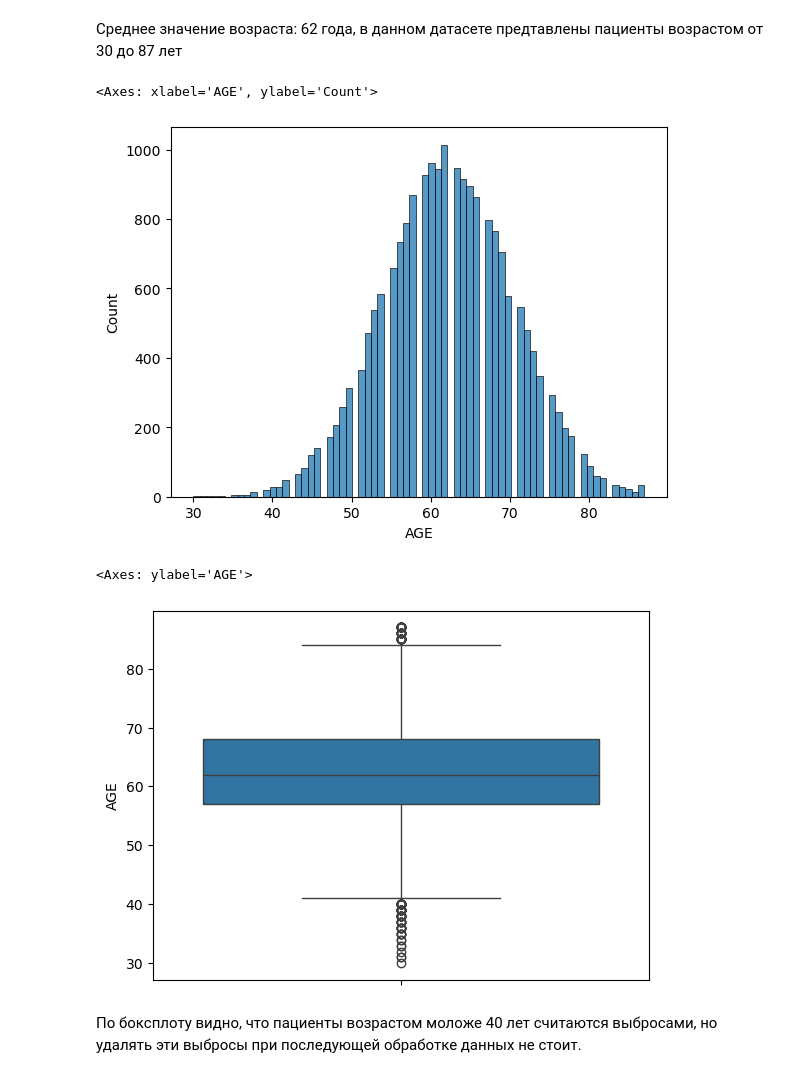
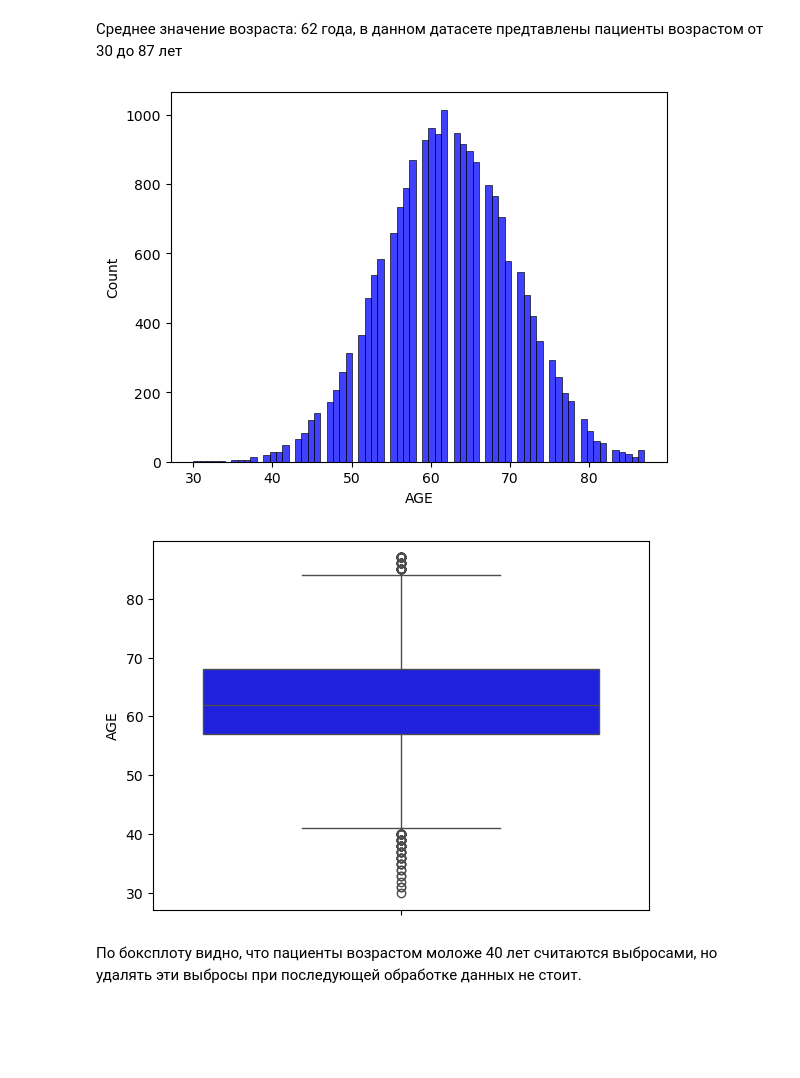
Before and after one commit to Therainbowmushroom/Data_engineering_project, a Jupyter notebook: notebooks/EDA.ipynb, the cells around one changed output. Drawn from its saved outputs; the diff is of its cells as text; code cells hidden in the pictures; blank space fills up the shorter version.

```diff
--- a/notebooks/EDA.ipynb
+++ b/notebooks/EDA.ipynb
@@ -206,15 +212,15 @@ Name: AGE, dtype: float64
 # %% [markdown]
 Среднее значение возраста: 62 года, в данном датасете предтавлены пациенты возрастом от 30 до 87 лет
 # %%
-sns.histplot(df_lung['AGE'])
+sns.histplot(df_lung['AGE'], color='blue')
+plt.show()
 # %% [output]
-<Axes: xlabel='AGE', ylabel='Count'>
-[figure, old version]
+[figure, new version]
 # %%
-sns.boxplot(df_lung['AGE'])
+sns.boxplot(df_lung['AGE'], color='blue')
+plt.show()
 # %% [output]
-<Axes: ylabel='AGE'>
-[figure, old version]
+[figure, new version]
 # %% [markdown]
 По боксплоту видно, что пациенты возрастом моложе 40 лет считаются выбросами, но удалять эти выбросы при последующей обработке данных не стоит.
 # %%
```
Also changed, not shown: parts of 23 cells of this notebook.
